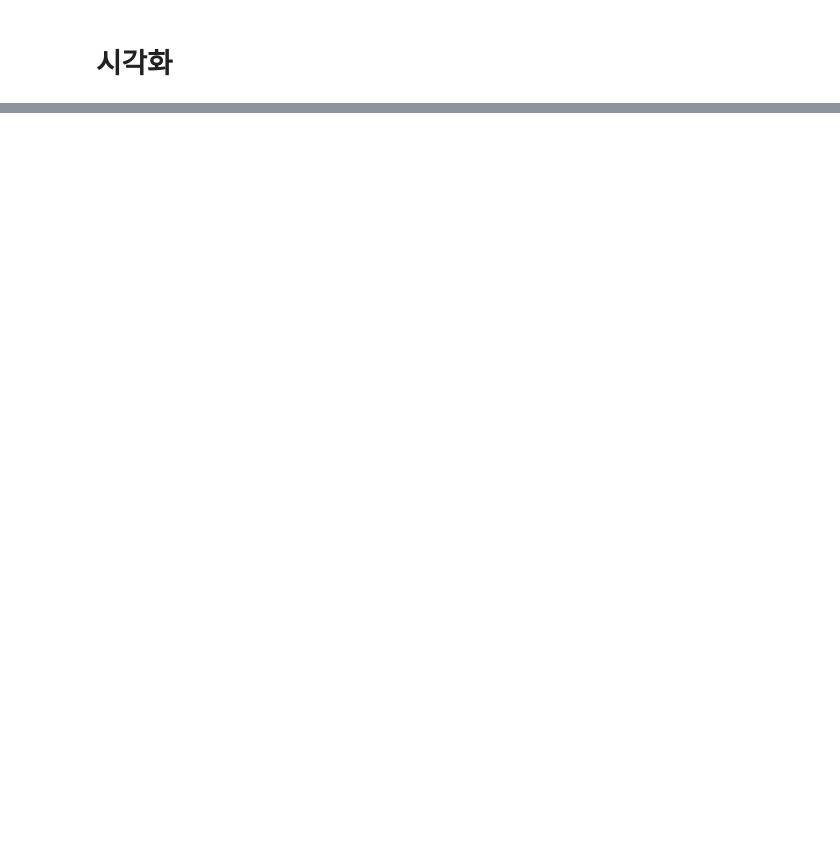
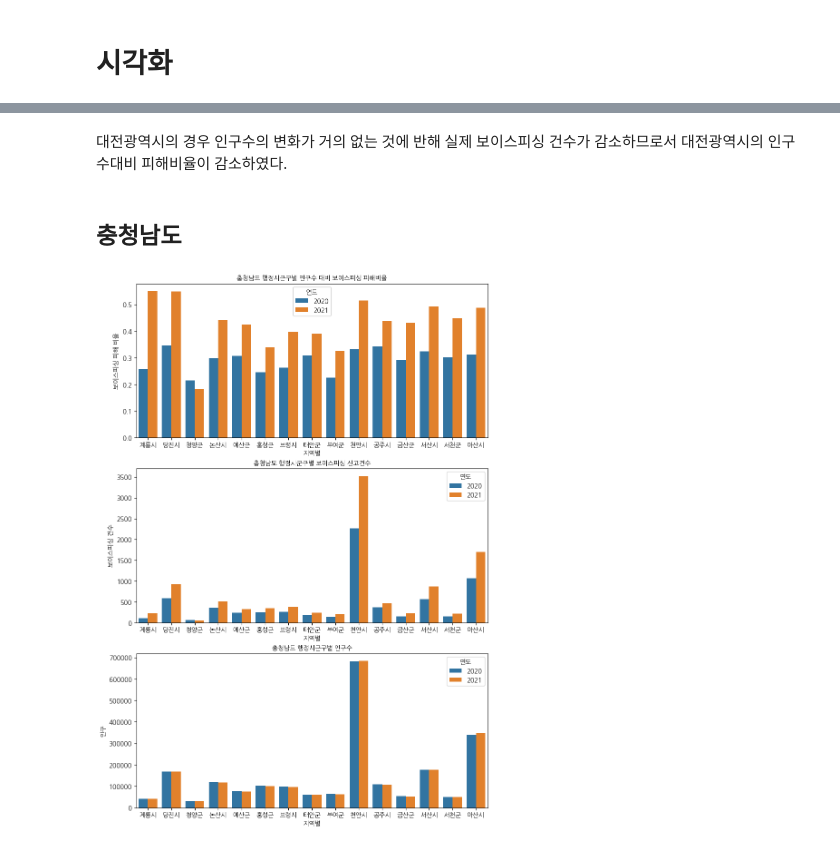
Before and after one commit to slee-02/1986-policing-data, a Jupyter notebook: eda.ipynb, the cells around one changed output, grey strips where cells are left out. Saved outputs shown, nothing was run; the diff lists cells and outputs as text; code cells hidden in the pictures; blank space fills up the shorter version.

```diff
--- a/eda.ipynb
+++ b/eda.ipynb
@@ -38,0 +38,20 @@ sns.barplot(data=df_sj, x='지역별', y='보이스피싱 피해 비율', hue='
+# %% [markdown]
+대전광역시의 경우 인구수의 변화가 거의 없는 것에 반해 실제 보이스피싱 건수가 감소하므로서 대전광역시의 인구수대비 피해비율이 감소하였다.
+# %% [markdown]
+## 충청남도
+# %%
+plt.figure(figsize=(10, 15));
+
+plt.subplot(3, 1, 1)
+sns.barplot(data=df_cn, x='지역별', y='보이스피싱 피해 비율', hue='연도');
+plt.title('충청남도 행정시군구별 인구수 대비 보이스피싱 피해비율', fontsize = 10);
+
+plt.subplot(3, 1, 2)
+sns.barplot(data=df_cn, x='지역별', y='보이스피싱 건수', hue='연도');
+plt.title('충청남도 행정시군구별 보이스피싱 신고건수', fontsize = 10);
+
+plt.subplot(3, 1, 3)
+sns.barplot(data=df_cn, x='지역별', y='인구', hue='연도');
+plt.title('충청남도 행정시군구별 인구수', fontsize = 10);
+# %% [output]
+[figure, added]
```
Also changed, not shown: parts of 9 cells of this notebook.
